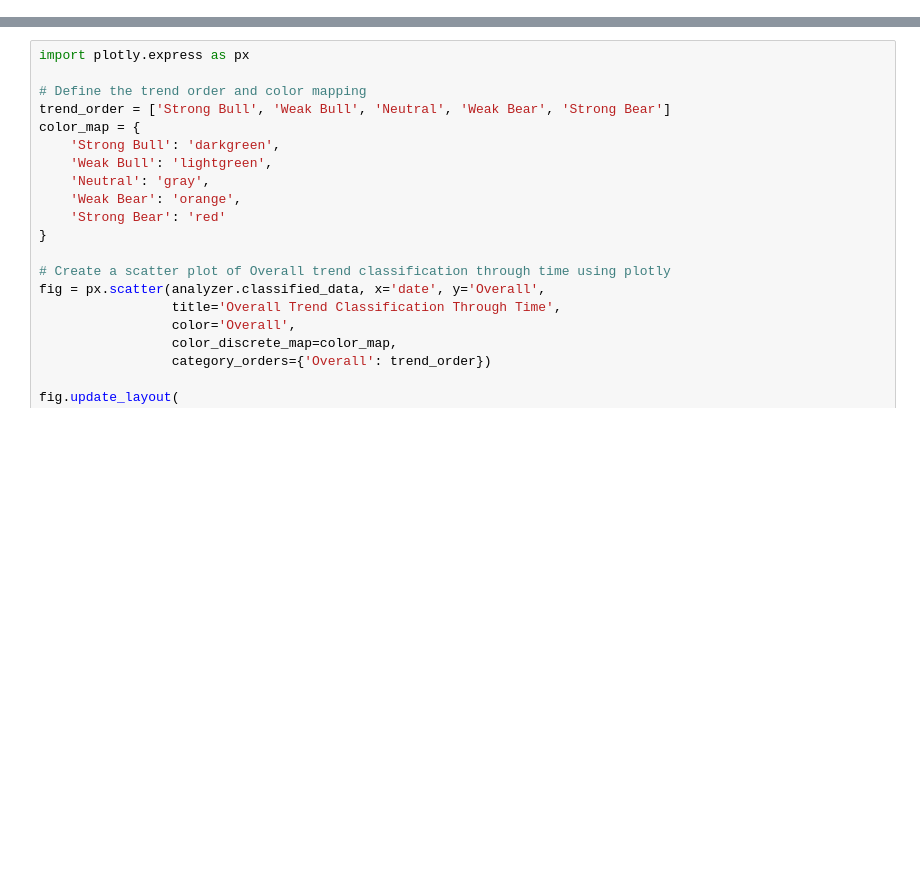
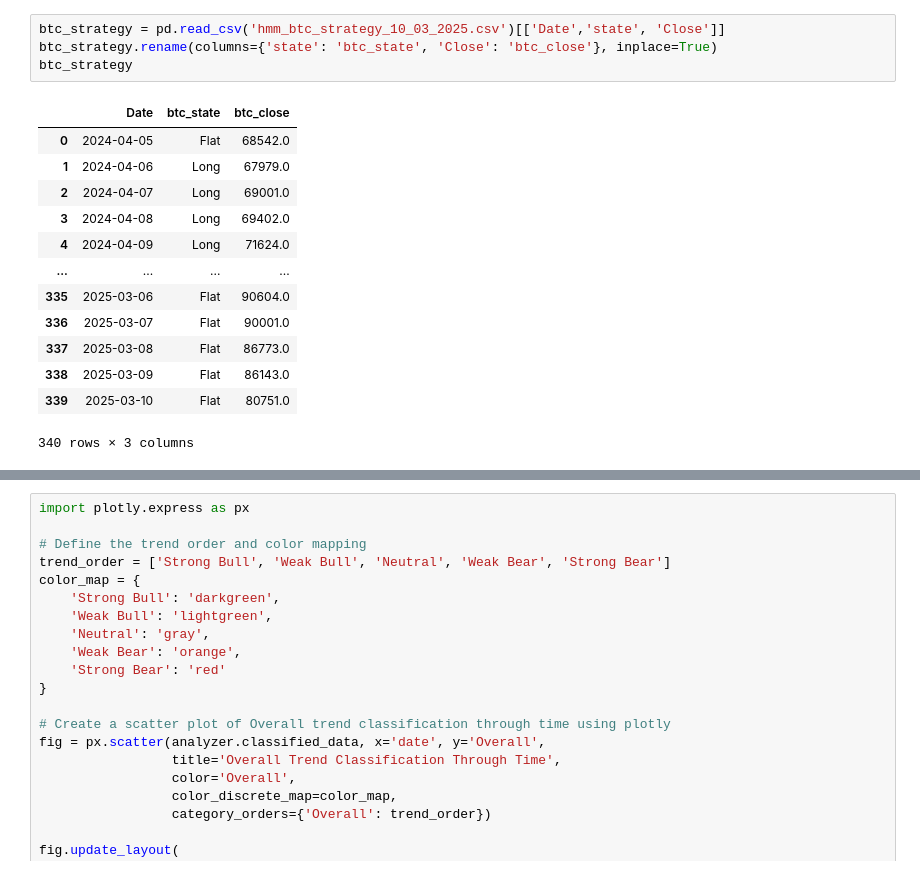
Before and after one commit to GabriellaAM/missioncontrolproject, a Jupyter notebook: ALT_MODEL.ipynb, the cells around one changed output, grey strips where cells are left out. Drawn from its saved outputs; the diff is of its cells as text; blank space fills up the shorter version.

```diff
--- a/ALT_MODEL.ipynb
+++ b/ALT_MODEL.ipynb
@@ -259,0 +588,18 @@ Table data: {'Ticker': ['RENDER-TOKEN'], 'Short Term Trend': ['Strong Bear'], 'M
+# %%
+btc_strategy = pd.read_csv('hmm_btc_strategy_10_03_2025.csv')[['Date','state', 'Close']]
+btc_strategy.rename(columns={'state': 'btc_state', 'Close': 'btc_close'}, inplace=True)
+btc_strategy
+# %% [output]
+|  | Date | btc_state | btc_close |
+| 0 | 2024-04-05 | Flat | 68542.0 |
+| 1 | 2024-04-06 | Long | 67979.0 |
+| 2 | 2024-04-07 | Long | 69001.0 |
+| 3 | 2024-04-08 | Long | 69402.0 |
+| 4 | 2024-04-09 | Long | 71624.0 |
+| ... | ... | ... | ... |
+| 335 | 2025-03-06 | Flat | 90604.0 |
+| 336 | 2025-03-07 | Flat | 90001.0 |
+| 337 | 2025-03-08 | Flat | 86773.0 |
+| 338 | 2025-03-09 | Flat | 86143.0 |
+| 339 | 2025-03-10 | Flat | 80751.0 |
+340 rows × 3 columns
```
Also changed, not shown: parts of 13 cells of this notebook, 7 other files.
